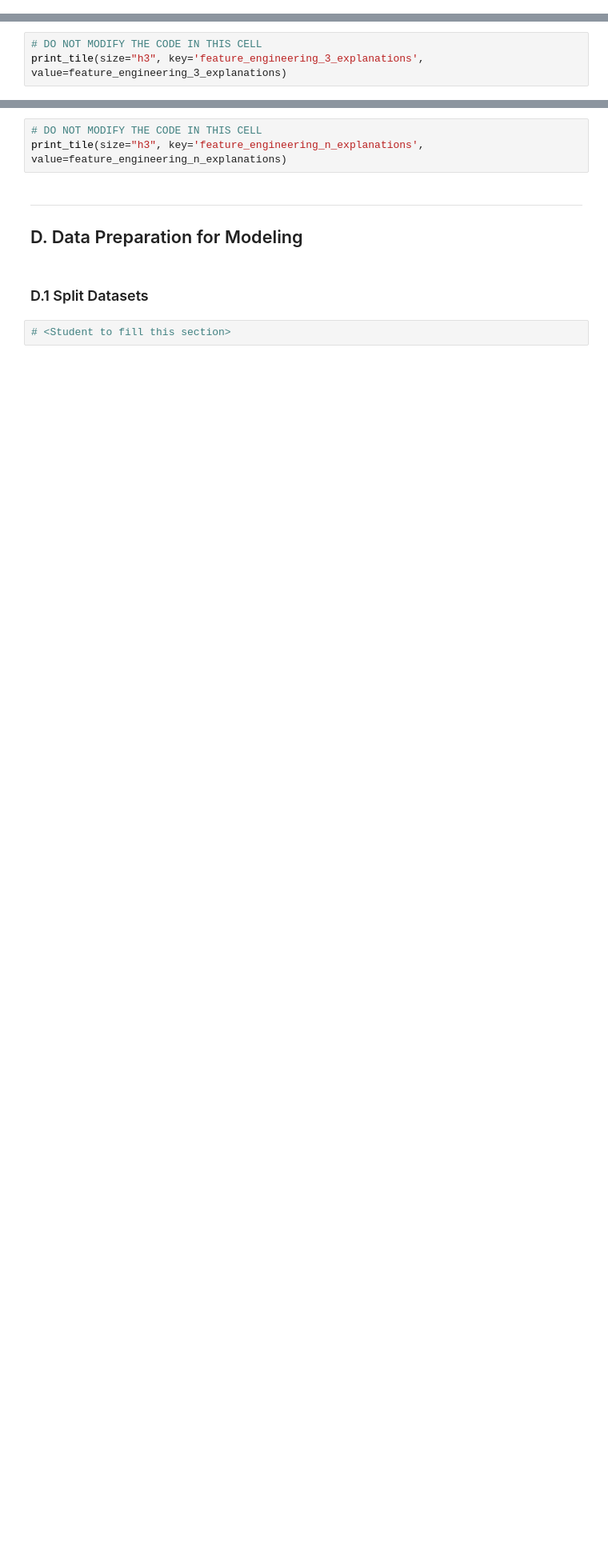
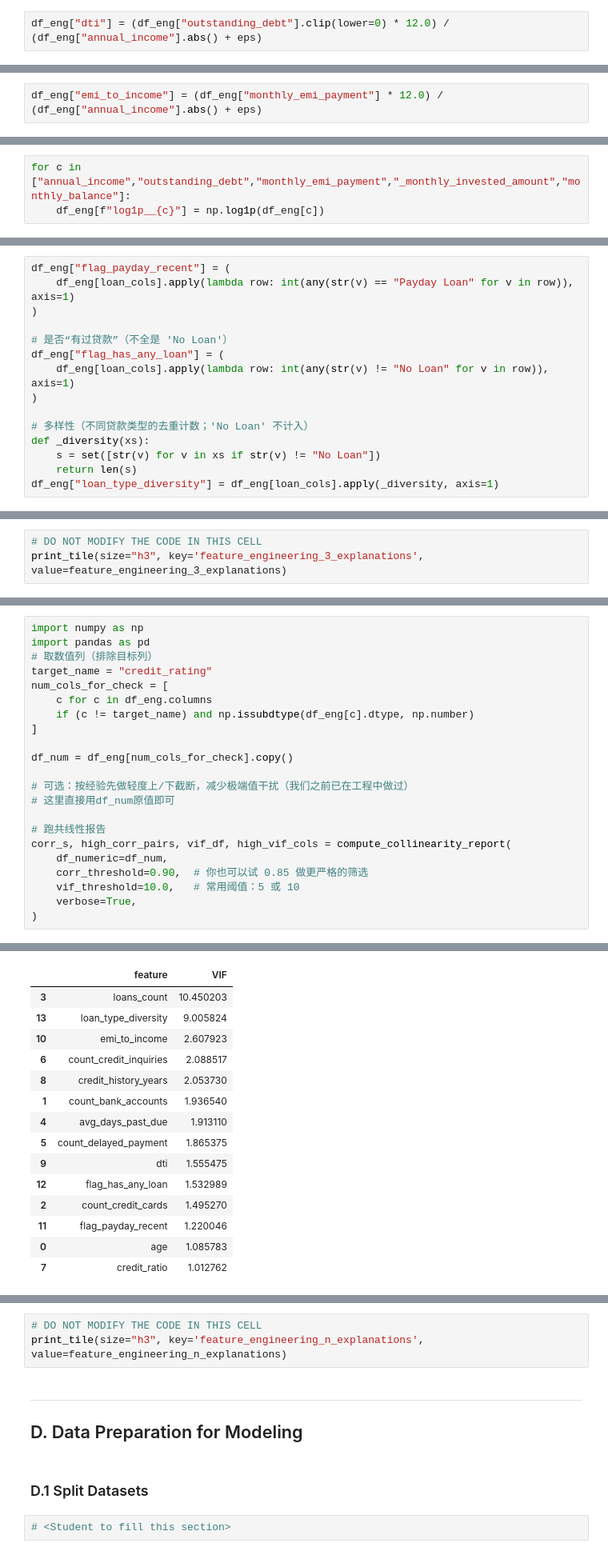
Before and after one commit to Rainbow6174/ClassificationModels-CreditRatingClassification-36106-AT2, a Jupyter notebook: 36106_25SP_AT2_student_id_b_Preparation.ipynb, the cells around one changed output, grey strips where cells are left out. Shown at 80% size. Cells and saved outputs as stored; diff of their text form; blank space fills up the shorter version.

```diff
--- a/36106_25SP_AT2_student_id_b_Preparation.ipynb
+++ b/36106_25SP_AT2_student_id_b_Preparation.ipynb
@@ -184,0 +294,2 @@ except Exception as e:
+# %%
+df_eng["dti"] = (df_eng["outstanding_debt"].clip(lower=0) * 12.0) / (df_eng["annual_income"].abs() + eps)
@@ -184,0 +307,2 @@ except Exception as e:
+# %%
+df_eng["emi_to_income"] = (df_eng["monthly_emi_payment"] * 12.0) / (df_eng["annual_income"].abs() + eps)
@@ -185,3 +323,6 @@ except Exception as e:
 # %%
 # <Student to fill this section and then remove this comment>
+# %%
+for c in ["annual_income","outstanding_debt","monthly_emi_payment","_monthly_invested_amount","monthly_balance"]:
+    df_eng[f"log1p__{c}"] = np.log1p(df_eng[c])
 # %%
@@ -199 +378,16 @@ print_tile(size="h3", key='feature_engineering_1_explanations', value=feature_en
+# %%
+df_eng["flag_payday_recent"] = (
+    df_eng[loan_cols].apply(lambda row: int(any(str(v) == "Payday Loan" for v in row)), axis=1)
+)
+
+# 是否“有过贷款”（不全是 'No Loan'）
+df_eng["flag_has_any_loan"] = (
+    df_eng[loan_cols].apply(lambda row: int(any(str(v) != "No Loan" for v in row)), axis=1)
+)
+
+# 多样性（不同贷款类型的去重计数；'No Loan' 不计入）
+def _diversity(xs):
+    s = set([str(v) for v in xs if str(v) != "No Loan"])
+    return len(s)
+df_eng["loan_type_diversity"] = df_eng[loan_cols].apply(_diversity, axis=1)
 # %%
@@ -224,0 +493,23 @@ print_tile(size="h3", key='feature_engineering_3_explanations', value=feature_en
+# %%
+import numpy as np
+import pandas as pd
+# 取数值列（排除目标列）
+target_name = "credit_rating"
+num_cols_for_check = [
+    c for c in df_eng.columns
+    if (c != target_name) and np.issubdtype(df_eng[c].dtype, np.number)
+]
+
+df_num = df_eng[num_cols_for_check].copy()
+
+# 可选：按经验先做轻度上/下截断，减少极端值干扰（我们之前已在工程中做过）
+# 这里直接用df_num原值即可
+
+# 跑共线性报告
+corr_s, high_corr_pairs, vif_df, high_vif_cols = compute_collinearity_report(
+    df_numeric=df_num,
+    corr_threshold=0.90,  # 你也可以试 0.85 做更严格的筛选
+    vif_threshold=10.0,   # 常用阈值：5 或 10
+    verbose=True,
+)
+# %% [output]
@@ -224,0 +520,15 @@ print_tile(size="h3", key='feature_engineering_3_explanations', value=feature_en
+|  | feature | VIF |
+| 3 | loans_count | 10.450203 |
+| 13 | loan_type_diversity | 9.005824 |
+| 10 | emi_to_income | 2.607923 |
+| 6 | count_credit_inquiries | 2.088517 |
+| 8 | credit_history_years | 2.053730 |
+| 1 | count_bank_accounts | 1.936540 |
+| 4 | avg_days_past_due | 1.913110 |
+| 5 | count_delayed_payment | 1.865375 |
+| 9 | dti | 1.555475 |
+| 12 | flag_has_any_loan | 1.532989 |
+| 2 | count_credit_cards | 1.495270 |
+| 11 | flag_payday_recent | 1.220046 |
+| 0 | age | 1.085783 |
+| 7 | credit_ratio | 1.012762 |
```
Also changed, not shown: parts of 78 cells of this notebook, 1 other file.
